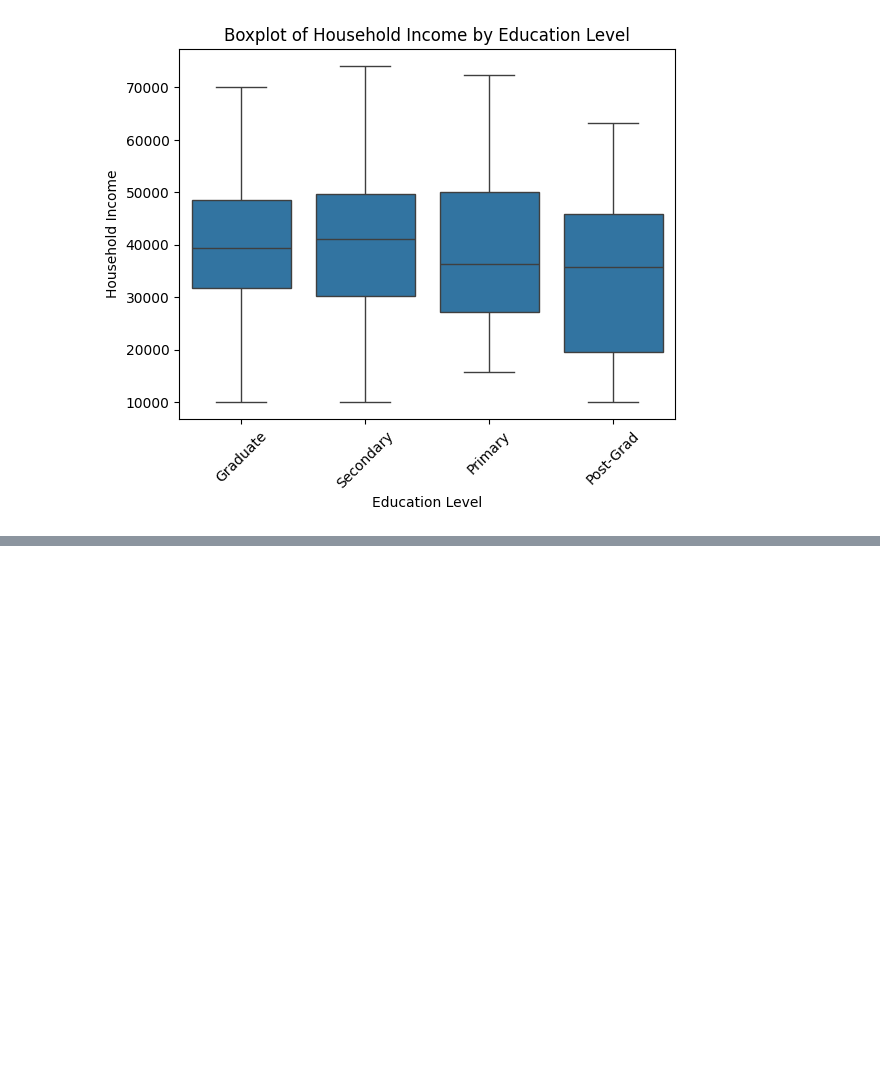
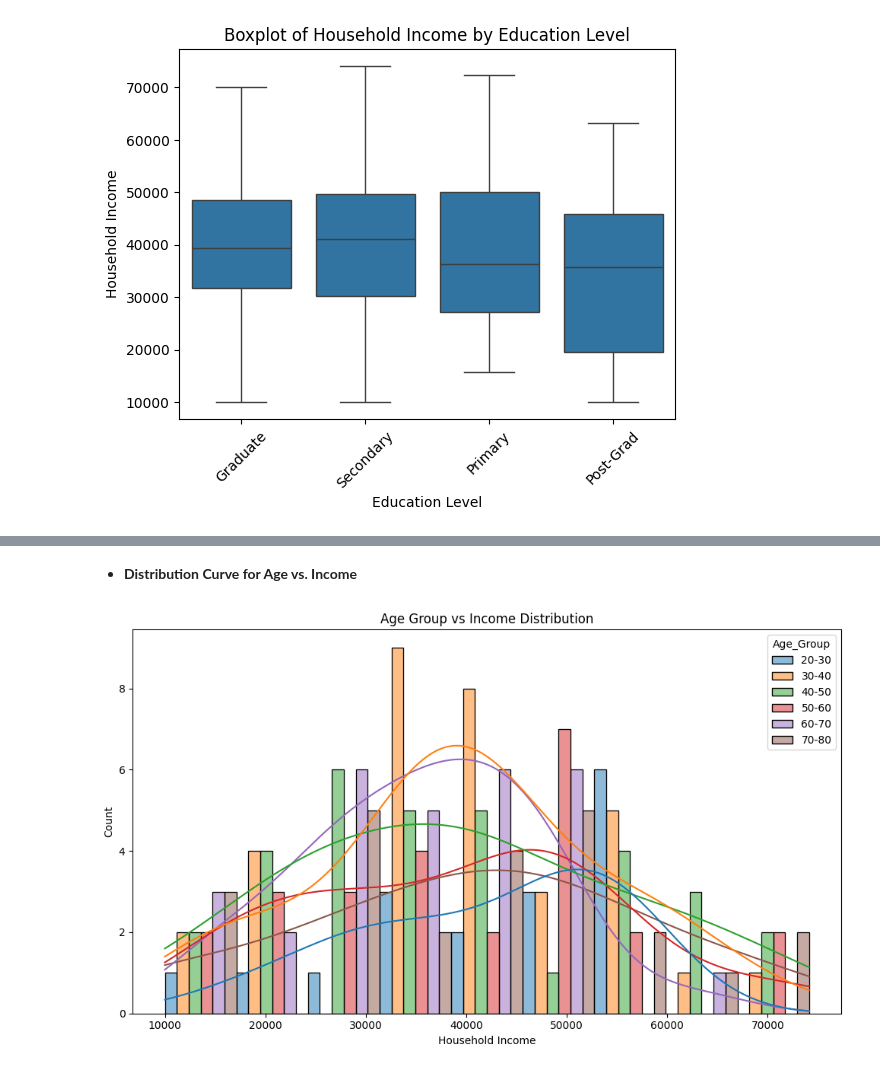
Before and after one commit to SuranaDhruv7/Analyzing_Income_Distribution_and_Household_Demographics, a Jupyter notebook: Household demographics.ipynb, the cells around one changed output, grey strips where cells are left out. Drawn from its saved outputs; the diff is of its cells as text; code cells hidden in the pictures; blank space fills up the shorter version.

```diff
--- a/Household demographics.ipynb
+++ b/Household demographics.ipynb
@@ -148,0 +211,13 @@ plt.show()
+# %% [markdown]
+- **Distribution Curve for Age vs. Income**
+# %%
+data['Age_Group'] = pd.cut(data['Age_of_Household_Head'],bins=[20, 30, 40, 50, 60, 70, 80],labels=['20-30','30-40','40-50','50-60','60-70','70-80'])
+plt.figure(figsize=(10,6))
+sns.histplot(data=data, x='Household_Income', hue='Age_Group', multiple='dodge',kde=True)
+plt.title("Age Group vs Income Distribution")
+plt.xlabel("Household Income")
+plt.ylabel("Count")
+plt.tight_layout()
+plt.show()
+# %% [output]
+[figure, added]
```
Also changed, not shown: parts of 23 cells of this notebook, 1 other file.
